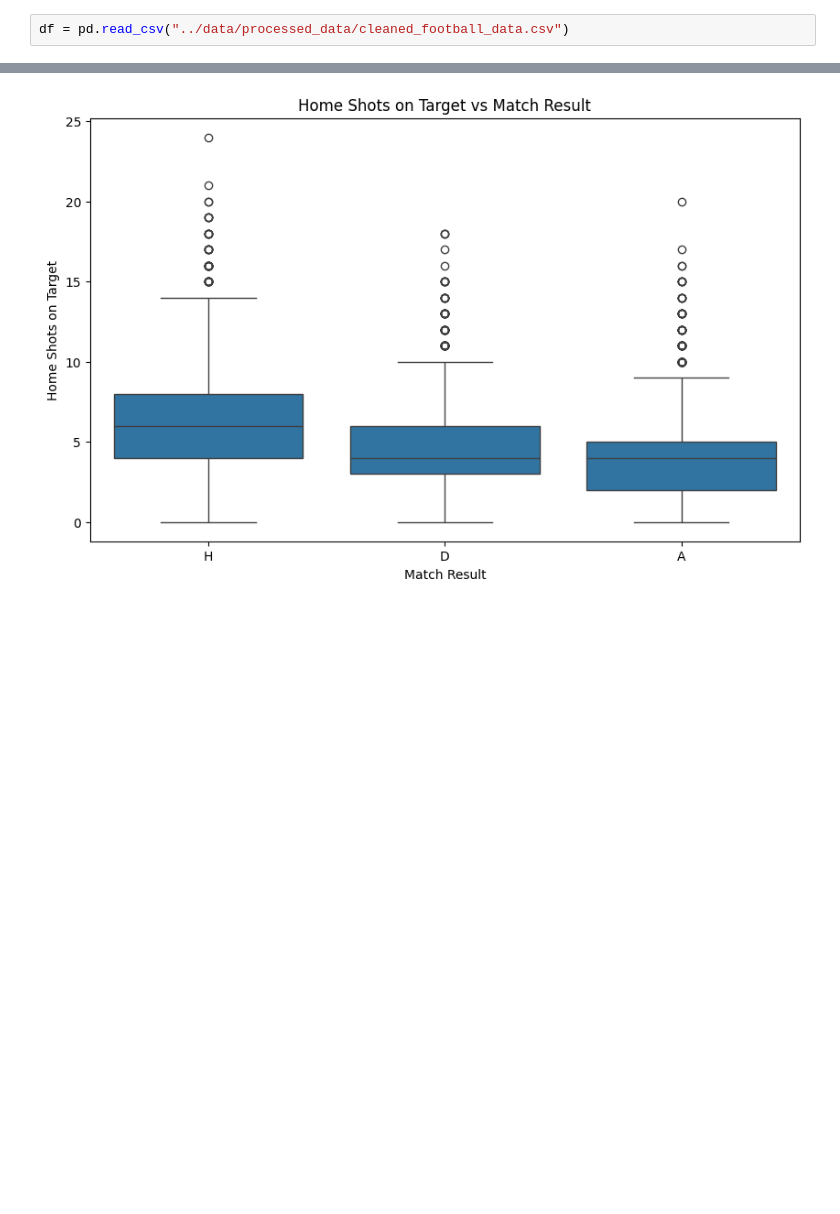
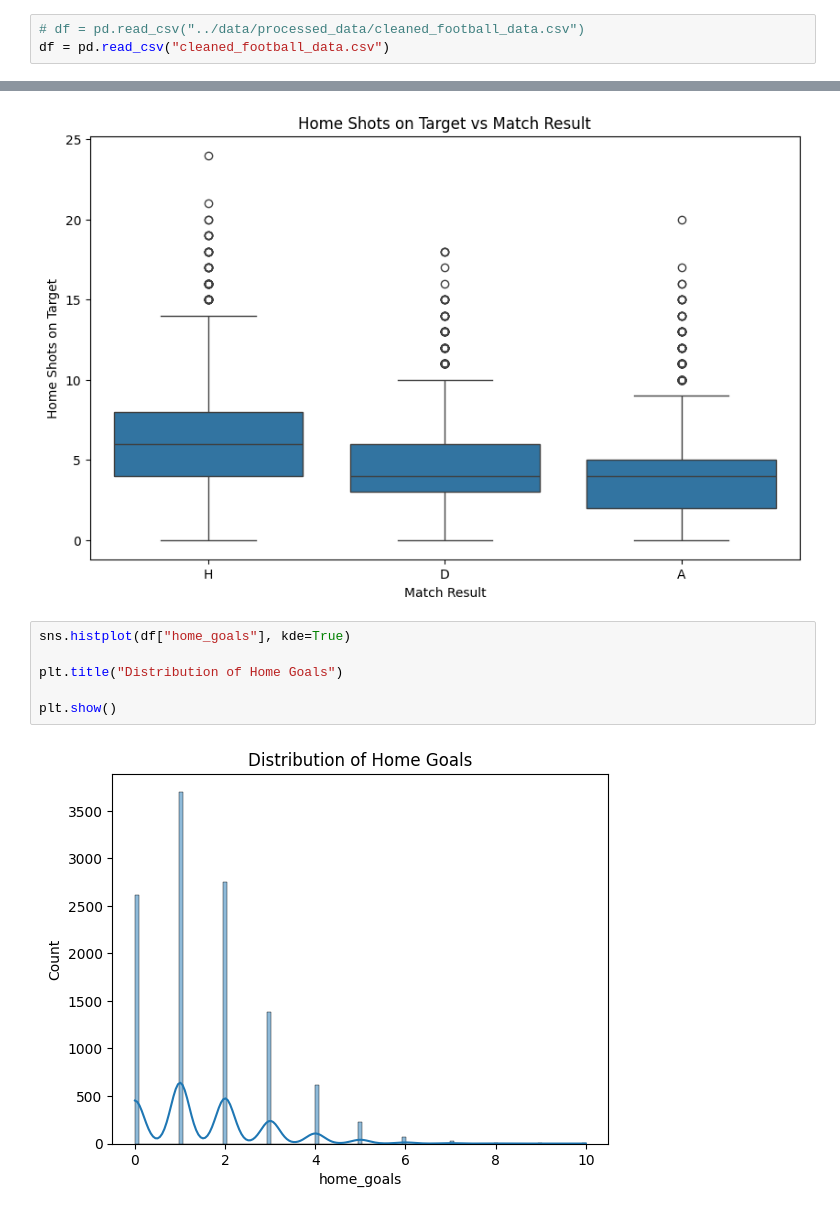
Before and after one commit to bikrambohara/Data_Science_Project, a Jupyter notebook: src/eda.ipynb, the cells around one changed output, grey strips where cells are left out. Drawn from its saved outputs; the diff is of its cells as text; blank space fills up the shorter version.

```diff
--- a/src/eda.ipynb
+++ b/src/eda.ipynb
@@ -3,7 +3,8 @@ import pandas as pd
 import matplotlib.pyplot as plt
 import seaborn as sns
 # %%
-df = pd.read_csv("../data/processed_data/cleaned_football_data.csv")
+# df = pd.read_csv("../data/processed_data/cleaned_football_data.csv")
+df = pd.read_csv("cleaned_football_data.csv")
 # %% [markdown]
 1. This plot shows that home wins occur more frequently than away wins, indicating a home advantage, which justifies including home-related features in the model.
 # %%
@@ -74,3 +75,11 @@ plt.ylabel("Home Shots on Target")
 plt.show()
 # %% [output]
 [figure]
+# %%
+sns.histplot(df["home_goals"], kde=True)
+
+plt.title("Distribution of Home Goals")
+
+plt.show()
+# %% [output]
+[figure, added]
```
Also changed, not shown: parts of 3 cells of this notebook, 4 other files.
